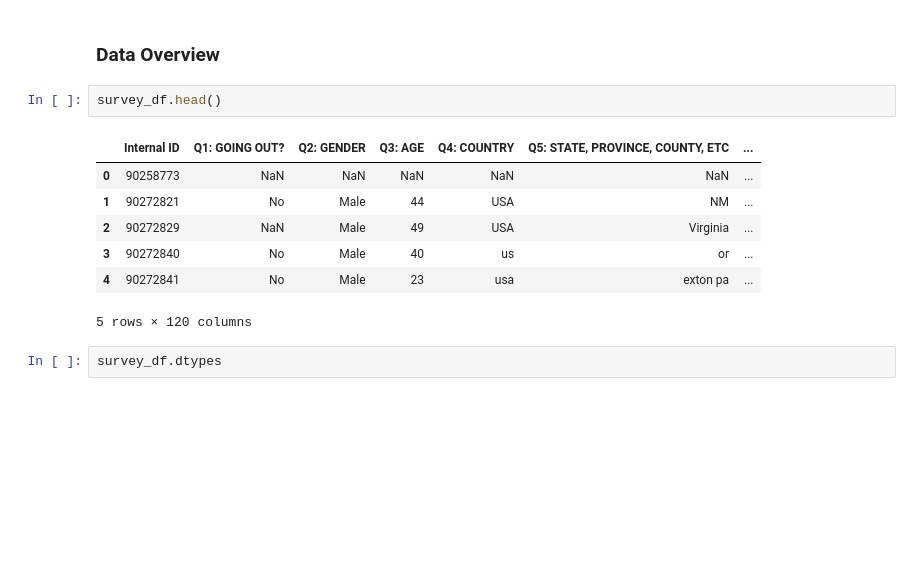
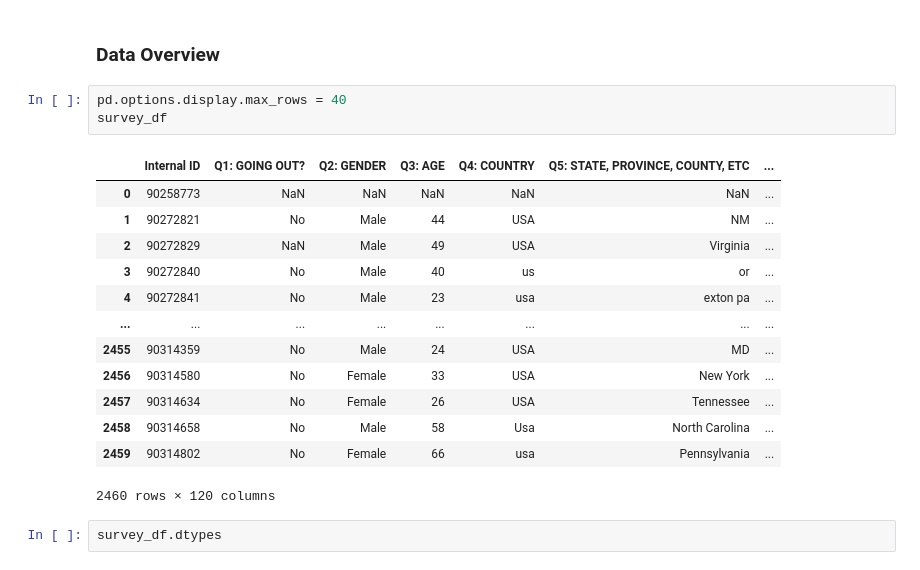
Before and after one commit to Joms94/Wrangling-Survey-Data, a Jupyter notebook: script_candyhierarchy2017.ipynb, the cells around one changed output. Drawn from its saved outputs; the diff is of its cells as text; blank space fills up the shorter version.

```diff
--- a/script_candyhierarchy2017.ipynb
+++ b/script_candyhierarchy2017.ipynb
@@ -20,16 +20,23 @@ pwd = os.getcwd() # Helps with file management.
 survey_df = pd.read_excel(pwd + '\data_candyhierarchy2017.xlsx')
 # %% [markdown]
 ### Data Overview
-# %%
-survey_df.head()
-# %% [output]
-|  | Internal ID | Q1: GOING OUT? | Q2: GENDER | Q3: AGE | Q4: COUNTRY | Q5: STATE, PROVINCE, COUNTY, ETC | ... |
-| 0 | 90258773 | NaN | NaN | NaN | NaN | NaN | ... |
-| 1 | 90272821 | No | Male | 44 | USA | NM | ... |
-| 2 | 90272829 | NaN | Male | 49 | USA | Virginia | ... |
-| 3 | 90272840 | No | Male | 40 | us | or | ... |
-| 4 | 90272841 | No | Male | 23 | usa | exton pa | ... |
-5 rows × 120 columns
+# %%
+pd.options.display.max_rows = 40
+survey_df
+# %% [output]
+|  | Internal ID | Q1: GOING OUT? | Q2: GENDER | Q3: AGE | Q4: COUNTRY | Q5: STATE, PROVINCE, COUNTY, ETC | ... |
+| 0 | 90258773 | NaN | NaN | NaN | NaN | NaN | ... |
+| 1 | 90272821 | No | Male | 44 | USA | NM | ... |
+| 2 | 90272829 | NaN | Male | 49 | USA | Virginia | ... |
+| 3 | 90272840 | No | Male | 40 | us | or | ... |
+| 4 | 90272841 | No | Male | 23 | usa | exton pa | ... |
+| ... | ... | ... | ... | ... | ... | ... | ... |
+| 2455 | 90314359 | No | Male | 24 | USA | MD | ... |
+| 2456 | 90314580 | No | Female | 33 | USA | New York | ... |
+| 2457 | 90314634 | No | Female | 26 | USA | Tennessee | ... |
+| 2458 | 90314658 | No | Male | 58 | Usa | North Carolina | ... |
+| 2459 | 90314802 | No | Female | 66 | usa | Pennsylvania | ... |
+2460 rows × 120 columns
 # %%
 survey_df.dtypes
 # %% [output]
```
Also changed, not shown: parts of 22 cells of this notebook.
